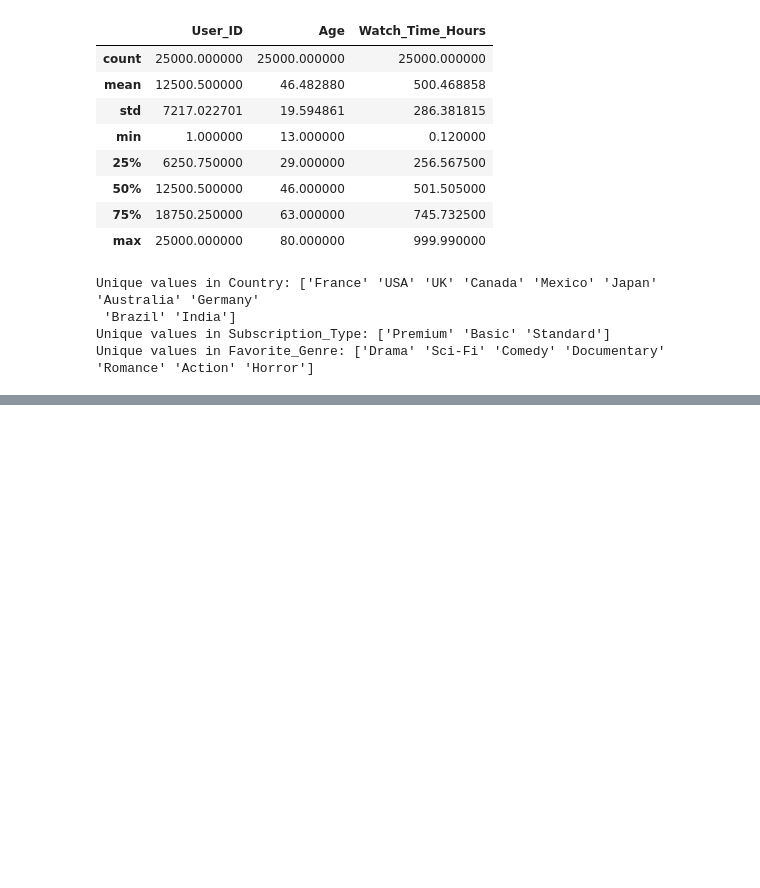
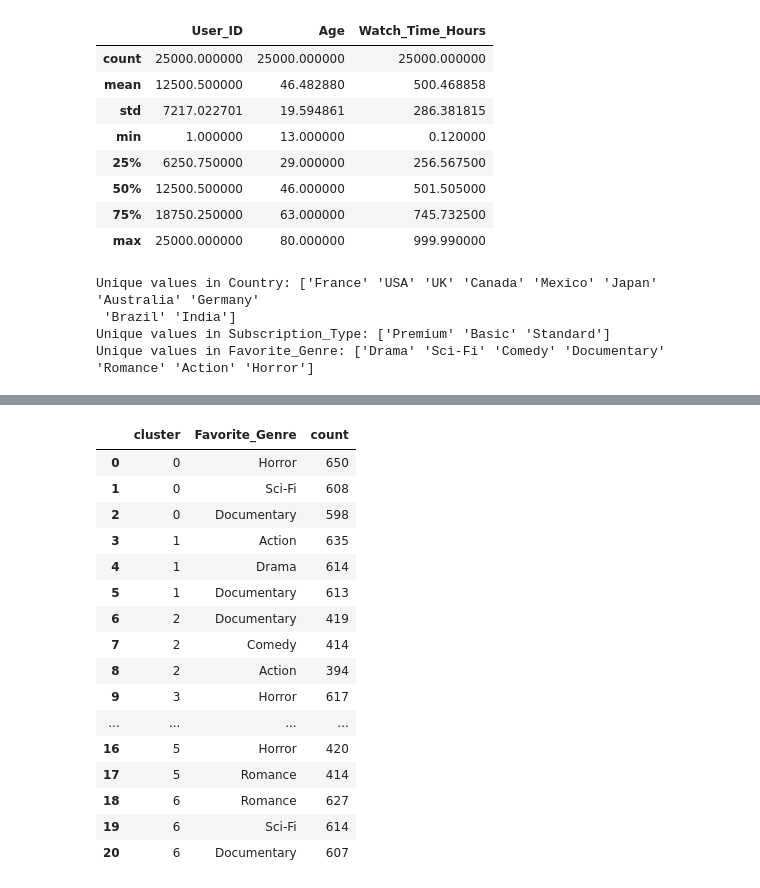
Before and after one commit to anhphuongnguyenquynh/data-science-labs, a Jupyter notebook: product_marketing/06_customer_segmentation_demographics/customer_segmentation_demographics.ipynb, the cells around one changed output, grey strips where cells are left out. Cells and saved outputs as stored; diff of their text form; code cells hidden in the pictures; blank space fills up the shorter version.

```diff
--- a/product_marketing/06_customer_segmentation_demographics/customer_segmentation_demographics.ipynb
+++ b/product_marketing/06_customer_segmentation_demographics/customer_segmentation_demographics.ipynb
@@ -57,0 +212,29 @@ Unique values in Favorite_Genre: ['Drama' 'Sci-Fi' 'Comedy' 'Documentary' 'Roman
+# %%
+top_genre = (
+    netflix_cluster
+    .groupby("cluster")["Favorite_Genre"]
+    .value_counts()
+    .groupby(level=0)
+    .head(3)
+    .reset_index(name="count")
+)
+
+top_genre
+# %% [output]
+|  | cluster | Favorite_Genre | count |
+| 0 | 0 | Horror | 650 |
+| 1 | 0 | Sci-Fi | 608 |
+| 2 | 0 | Documentary | 598 |
+| 3 | 1 | Action | 635 |
+| 4 | 1 | Drama | 614 |
+| 5 | 1 | Documentary | 613 |
+| 6 | 2 | Documentary | 419 |
+| 7 | 2 | Comedy | 414 |
+| 8 | 2 | Action | 394 |
+| 9 | 3 | Horror | 617 |
+| ... | ... | ... | ... |
+| 16 | 5 | Horror | 420 |
+| 17 | 5 | Romance | 414 |
+| 18 | 6 | Romance | 627 |
+| 19 | 6 | Sci-Fi | 614 |
+| 20 | 6 | Documentary | 607 |
```
Also changed, not shown: parts of 21 cells of this notebook, 1 other file.
